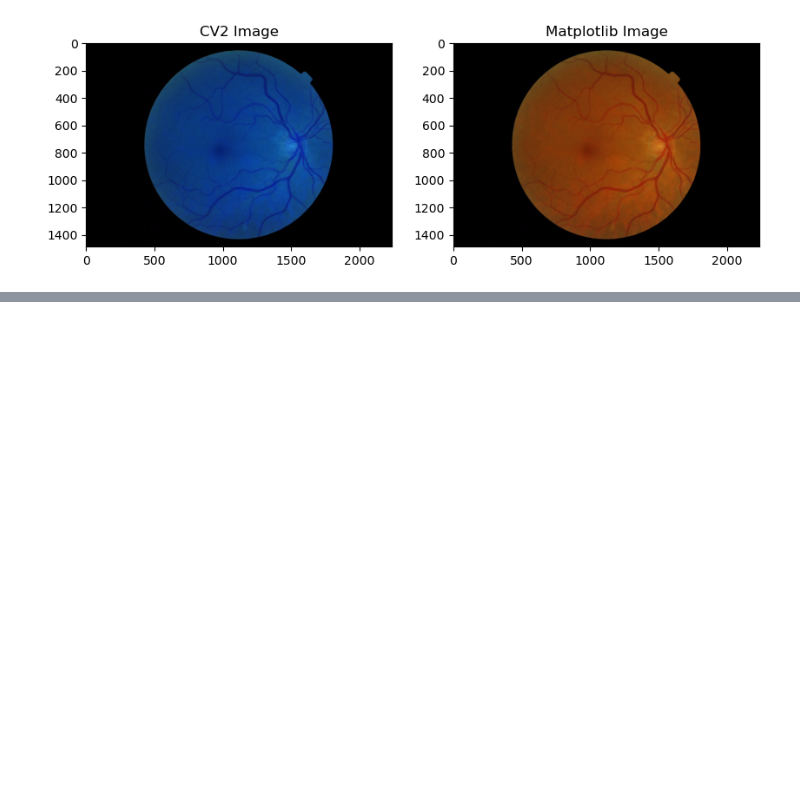
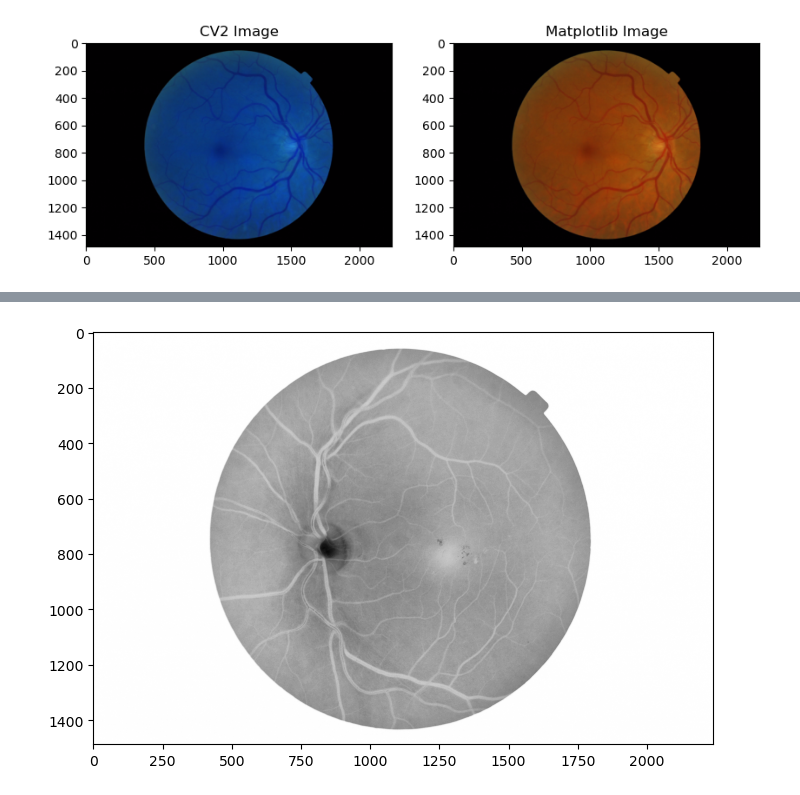
Before and after one commit to apaszynska/retinopathy-classifier, a Jupyter notebook: notebooks/02_image_processing_training.ipynb, the cells around one changed output, grey strips where cells are left out. Cells and saved outputs as stored; diff of their text form; code cells hidden in the pictures; blank space fills up the shorter version.

```diff
--- a/notebooks/02_image_processing_training.ipynb
+++ b/notebooks/02_image_processing_training.ipynb
@@ -58,0 +87,7 @@ plt.show()
+# %%
+img_gray = cv2.cvtColor(img, cv2.COLOR_RGB2GRAY)
+fig, ax = plt.subplots(figsize=(8,8))
+ax.imshow(img_gray,cmap ='Greys')
+plt.show()
+# %% [output]
+[figure, added]
```
Also changed, not shown: parts of 16 cells of this notebook.
